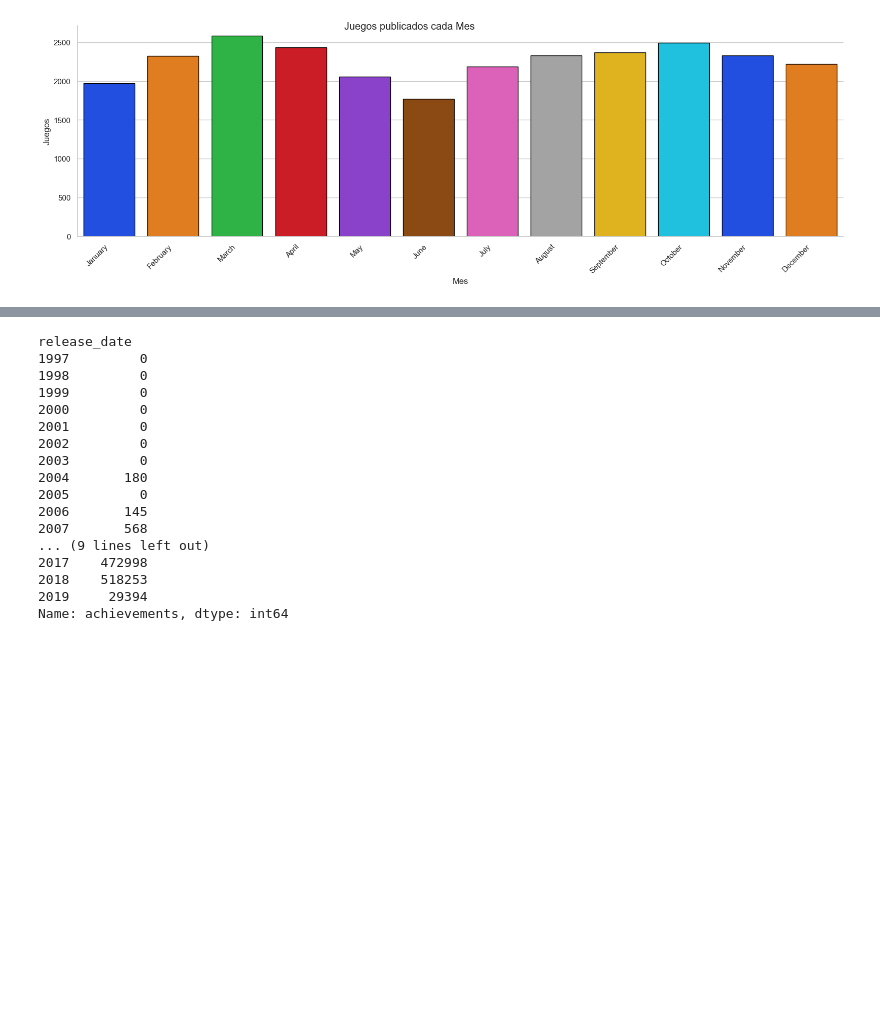
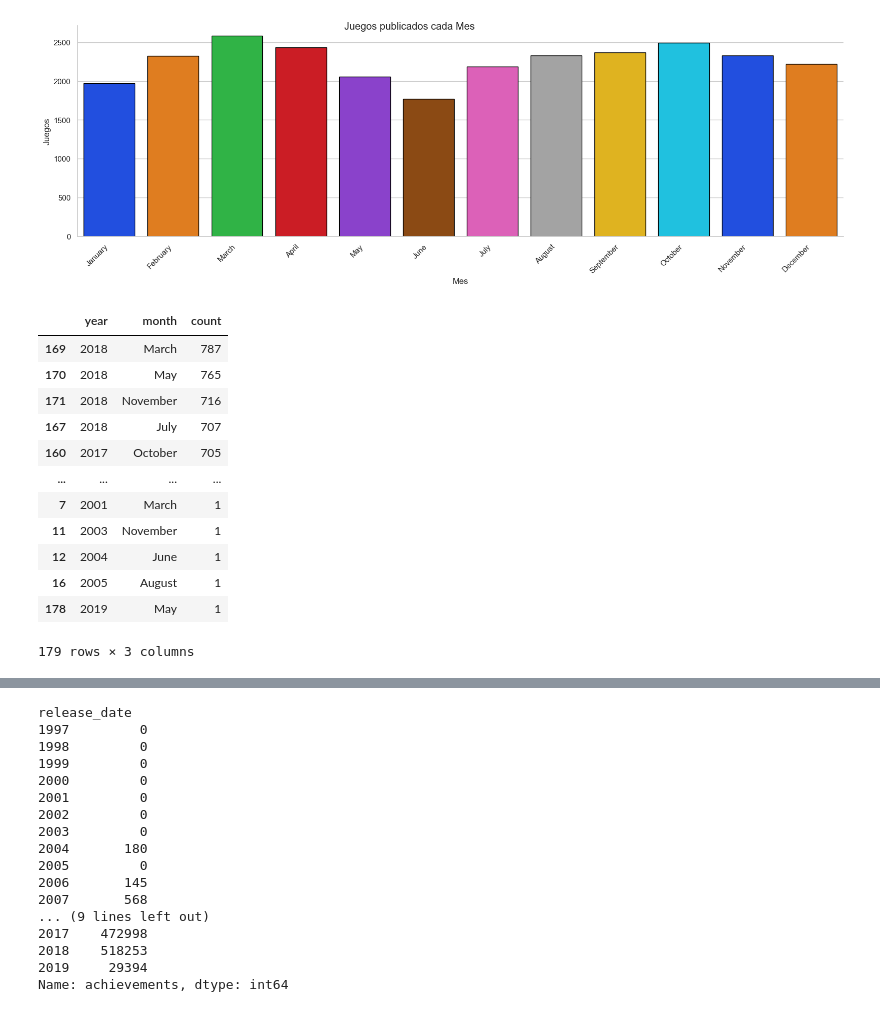
Before and after one commit to Dexinator/steam, a Jupyter notebook: steam.ipynb, the cells around one changed output, grey strips where cells are left out. Saved outputs shown, nothing was run; the diff lists cells and outputs as text; code cells hidden in the pictures; blank space fills up the shorter version.

```diff
--- a/steam.ipynb
+++ b/steam.ipynb
@@ -990,3 +990,22 @@ plt.xticks(rotation=45, ha='right')
 plt.show()
 # %% [output]
 [figure]
+# %%
+#Agrupamos por mes y año la cantidad de lanzamientos.
+steam_games['month']=steam_games['release_date'].dt.month_name()
+steam_games['year']=steam_games['release_date'].dt.year
+steam_games.groupby(['year', 'month']).size().reset_index(name='count').sort_values(by='count', ascending=False)
+# %% [output]
+|  | year | month | count |
+| 169 | 2018 | March | 787 |
+| 170 | 2018 | May | 765 |
+| 171 | 2018 | November | 716 |
+| 167 | 2018 | July | 707 |
+| 160 | 2017 | October | 705 |
+| ... | ... | ... | ... |
+| 7 | 2001 | March | 1 |
+| 11 | 2003 | November | 1 |
+| 12 | 2004 | June | 1 |
+| 16 | 2005 | August | 1 |
+| 178 | 2019 | May | 1 |
+179 rows × 3 columns
```
Also changed, not shown: parts of 10 cells of this notebook.
